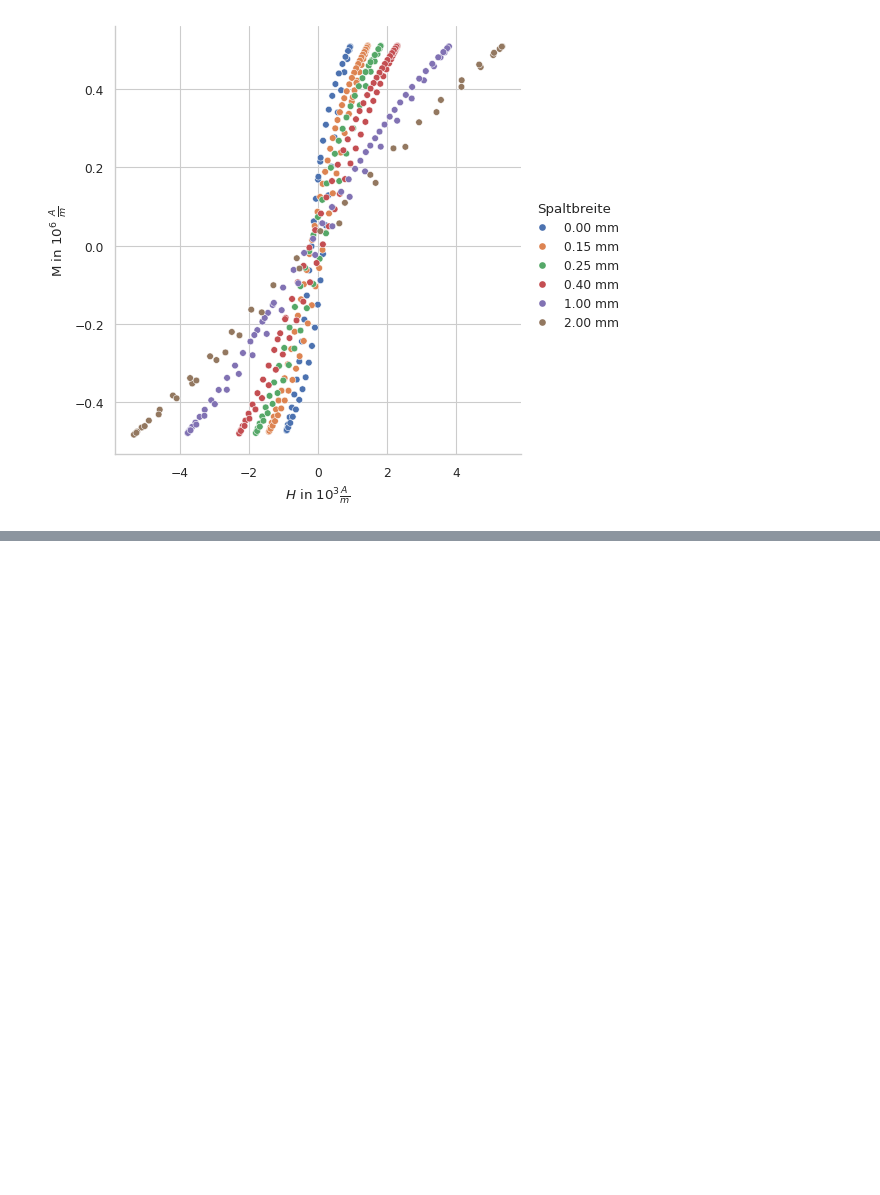
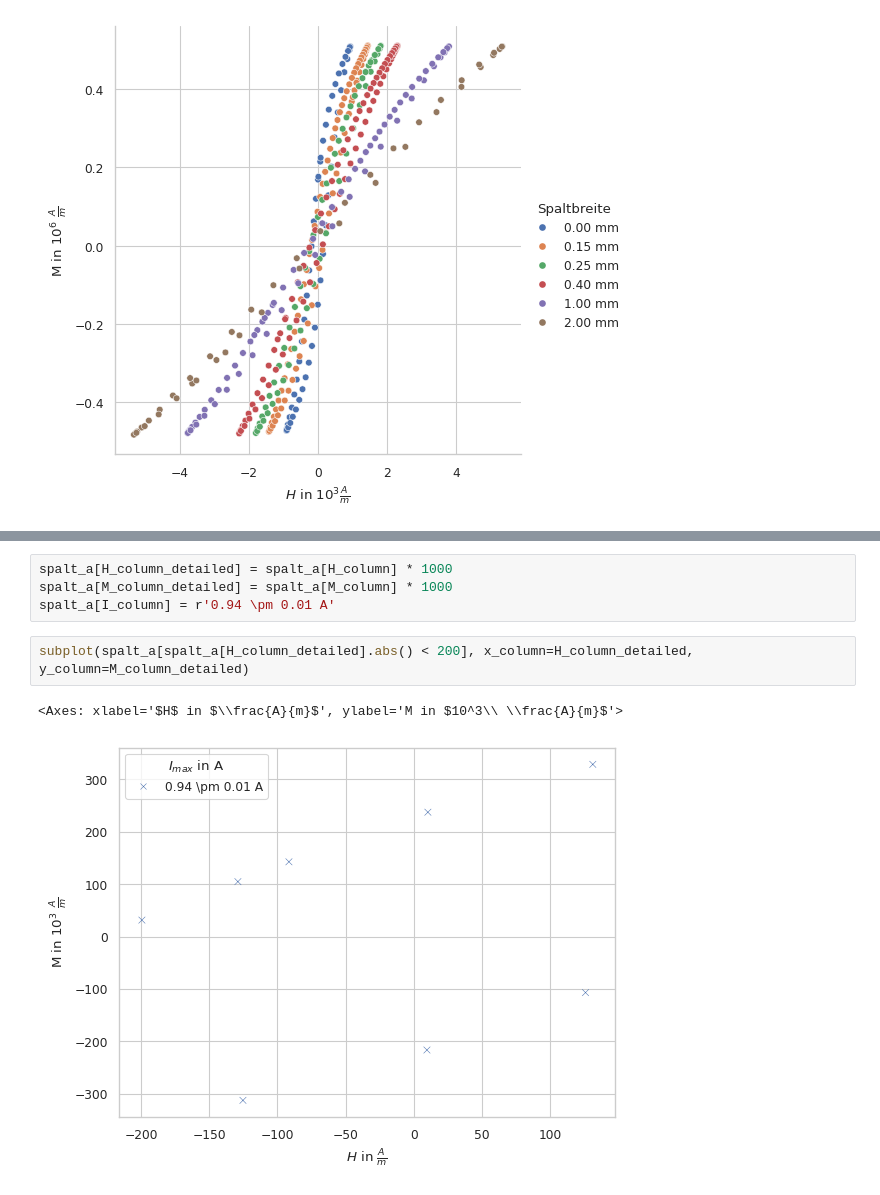
Before and after one commit to ofilla/physik-praktikum-b, a Jupyter notebook: B2.4/data/Auswertung.ipynb, the cells around one changed output, grey strips where cells are left out. Saved outputs shown, nothing was run; the diff lists cells and outputs as text; blank space fills up the shorter version.

```diff
--- a/B2.4/data/Auswertung.ipynb
+++ b/B2.4/data/Auswertung.ipynb
@@ -318,0 +333,9 @@ plot(pd.concat([heizbar_a, spalt_a]), hue_column='Ringkern', filename='../../med
+# %%
+spalt_a[H_column_detailed] = spalt_a[H_column] * 1000
+spalt_a[M_column_detailed] = spalt_a[M_column] * 1000
+spalt_a[I_column] = r'0.94 \pm 0.01 A'
+# %%
+subplot(spalt_a[spalt_a[H_column_detailed].abs() < 200], x_column=H_column_detailed, y_column=M_column_detailed)
+# %% [output]
+<Axes: xlabel='$H$ in $\\frac{A}{m}$', ylabel='M in $10^3\\ \\frac{A}{m}$'>
+[figure, added]
```
Also changed, not shown: parts of 13 cells of this notebook, 16 other files.
